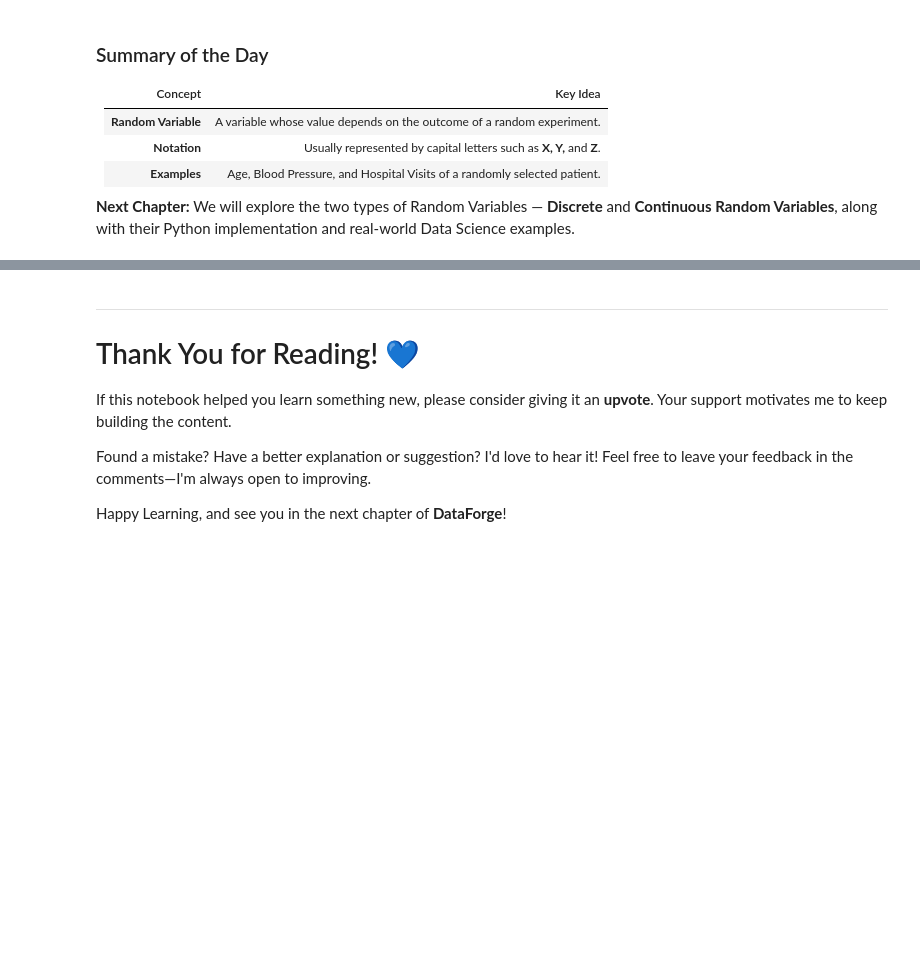
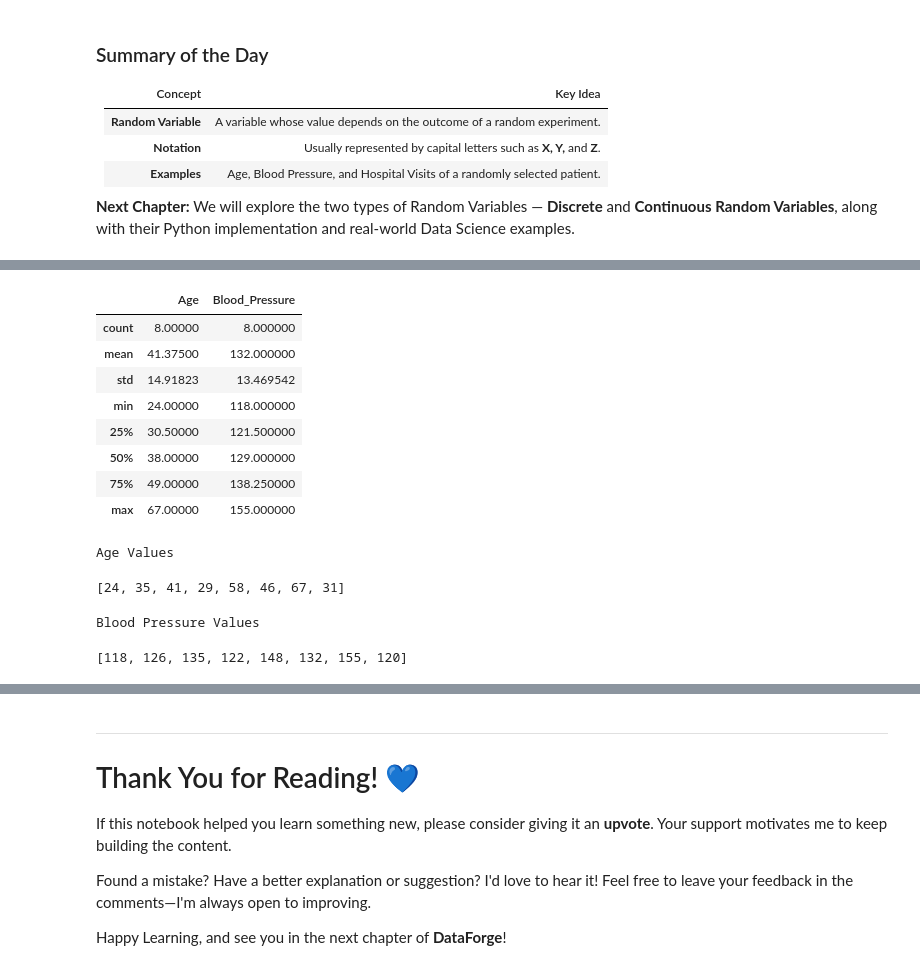
Before and after one commit to satyam2006-cmd/DataForge, a Jupyter notebook: statswithpy/statslearnings.ipynb, the cells around one changed output, grey strips where cells are left out. Cells and saved outputs as stored; diff of their text form; code cells hidden in the pictures; blank space fills up the shorter version.

```diff
--- a/statswithpy/statslearnings.ipynb
+++ b/statswithpy/statslearnings.ipynb
@@ -1698,0 +1823,24 @@ Since these values are **not known before the experiment** and change with every
+# %%
+patients.describe()
+# %% [output]
+|  | Age | Blood_Pressure |
+| count | 8.00000 | 8.000000 |
+| mean | 41.37500 | 132.000000 |
+| std | 14.91823 | 13.469542 |
+| min | 24.00000 | 118.000000 |
+| 25% | 30.50000 | 121.500000 |
+| 50% | 38.00000 | 129.000000 |
+| 75% | 49.00000 | 138.250000 |
+| max | 67.00000 | 155.000000 |
+# %%
+print("Age Values")
+patients["Age"].tolist()
+# %% [output]
+Age Values
+[24, 35, 41, 29, 58, 46, 67, 31]
+# %%
+print("Blood Pressure Values")
+patients["Blood_Pressure"].tolist()
+# %% [output]
+Blood Pressure Values
+[118, 126, 135, 122, 148, 132, 155, 120]
```
Also changed, not shown: parts of 12 cells of this notebook.
